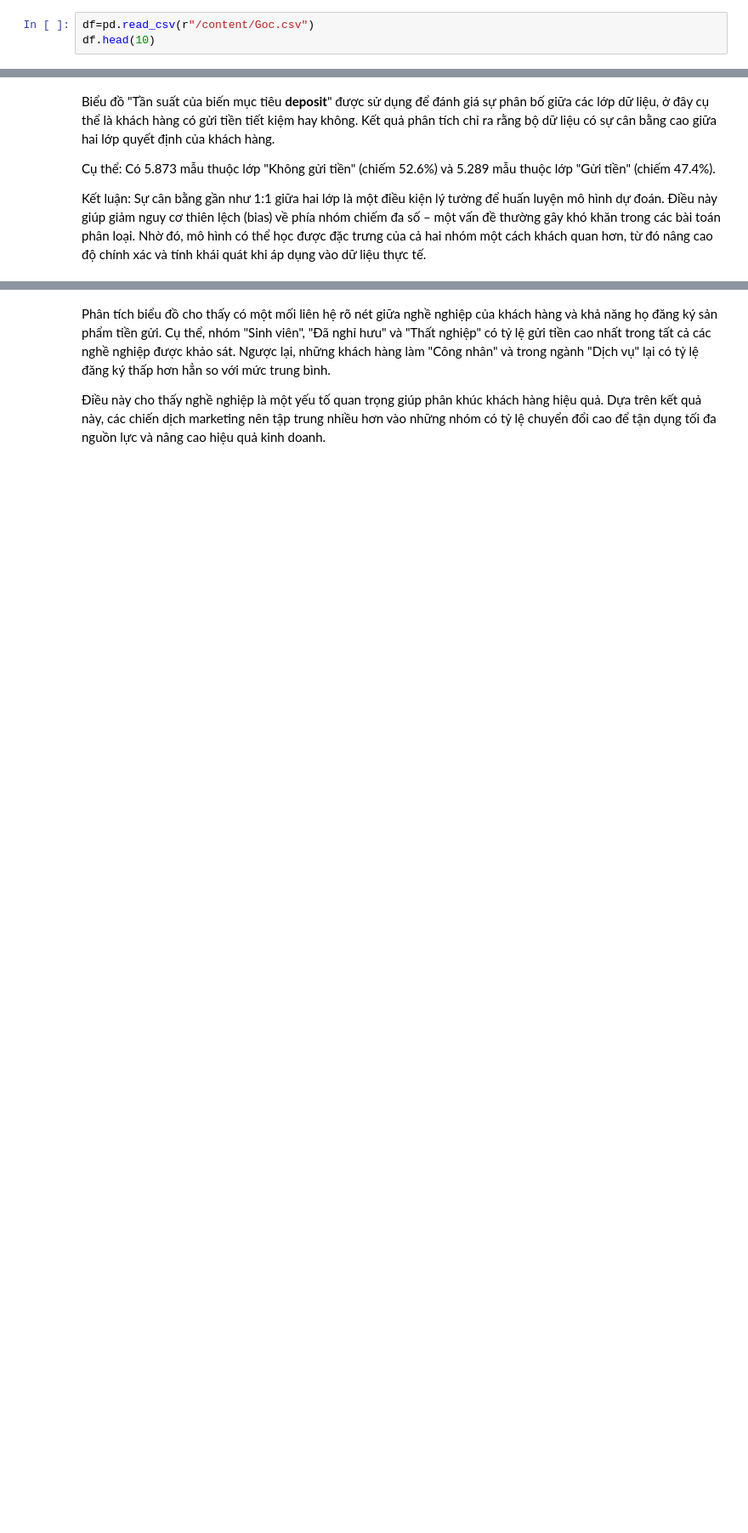
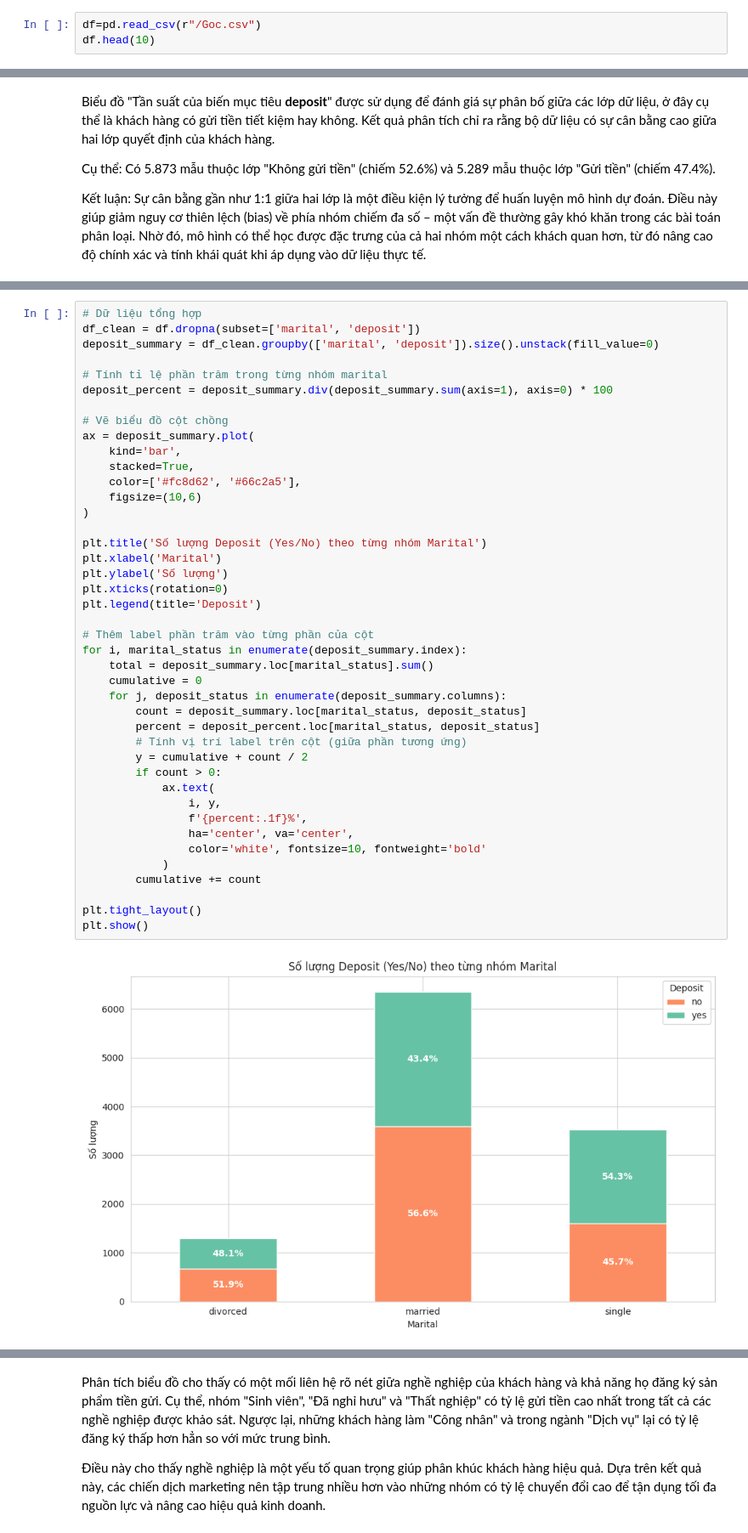
Before and after one commit to ThinhdanghocDE/BTL-AI, a Jupyter notebook: BTL_AI.ipynb, the cells around one changed output, grey strips where cells are left out. Shown at 85% size. Saved outputs shown, nothing was run; the diff lists cells and outputs as text; blank space fills up the shorter version.

Commit message:
Thêm phân tích dữ liệu

```diff
--- a/BTL_AI.ipynb
+++ b/BTL_AI.ipynb
@@ -93,7 +108,7 @@ from sklearn.preprocessing import OneHotEncoder
 # %% [markdown]
 ##*Đọc dữ liệu*
 # %%
-df=pd.read_csv(r"/content/Goc.csv")
+df=pd.read_csv(r"/Goc.csv")
 df.head(10)
 # %% [output]
 |  | age | job | marital | education | default | balance | housing | loan | contact | day | month | ... |
@@ -151,0 +171,44 @@ Kết luận: Sự cân bằng gần như 1:1 giữa hai lớp là một điều
+# %%
+# Dữ liệu tổng hợp
+df_clean = df.dropna(subset=['marital', 'deposit'])
+deposit_summary = df_clean.groupby(['marital', 'deposit']).size().unstack(fill_value=0)
+
+# Tính tỉ lệ phần trăm trong từng nhóm marital
+deposit_percent = deposit_summary.div(deposit_summary.sum(axis=1), axis=0) * 100
+
+# Vẽ biểu đồ cột chồng
+ax = deposit_summary.plot(
+    kind='bar',
+    stacked=True,
+    color=['#fc8d62', '#66c2a5'],
+    figsize=(10,6)
+)
+
+plt.title('Số lượng Deposit (Yes/No) theo từng nhóm Marital')
+plt.xlabel('Marital')
+plt.ylabel('Số lượng')
+plt.xticks(rotation=0)
+plt.legend(title='Deposit')
+
+# Thêm label phần trăm vào từng phần của cột
+for i, marital_status in enumerate(deposit_summary.index):
+    total = deposit_summary.loc[marital_status].sum()
+    cumulative = 0
+    for j, deposit_status in enumerate(deposit_summary.columns):
+        count = deposit_summary.loc[marital_status, deposit_status]
+        percent = deposit_percent.loc[marital_status, deposit_status]
+        # Tính vị trí label trên cột (giữa phần tương ứng)
+        y = cumulative + count / 2
+        if count > 0:
+            ax.text(
+                i, y,
+                f'{percent:.1f}%',
+                ha='center', va='center',
+                color='white', fontsize=10, fontweight='bold'
+            )
+        cumulative += count
+
+plt.tight_layout()
+plt.show()
+# %% [output]
+[figure, added]
```
Also changed, not shown: parts of 43 cells of this notebook.
